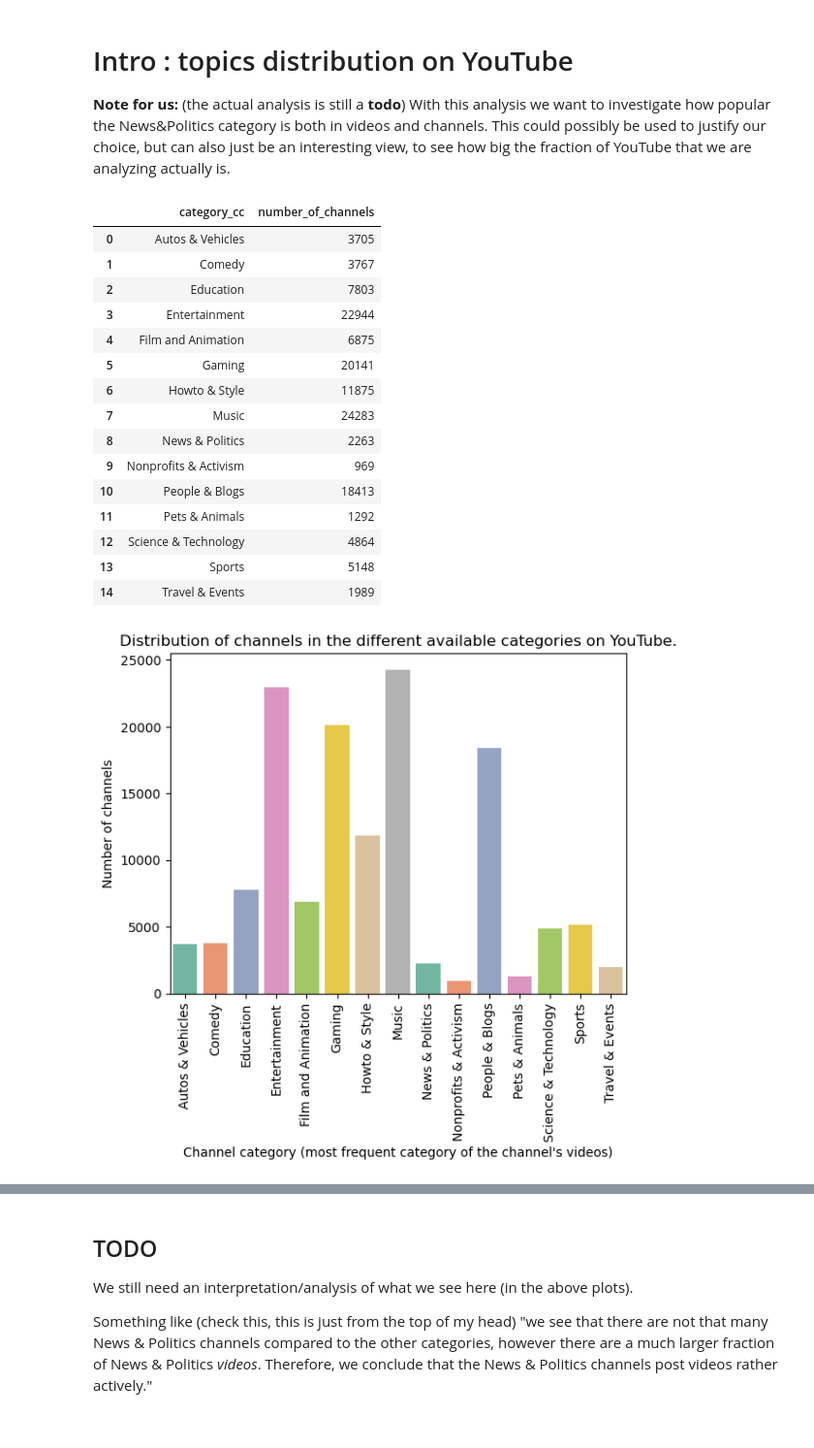
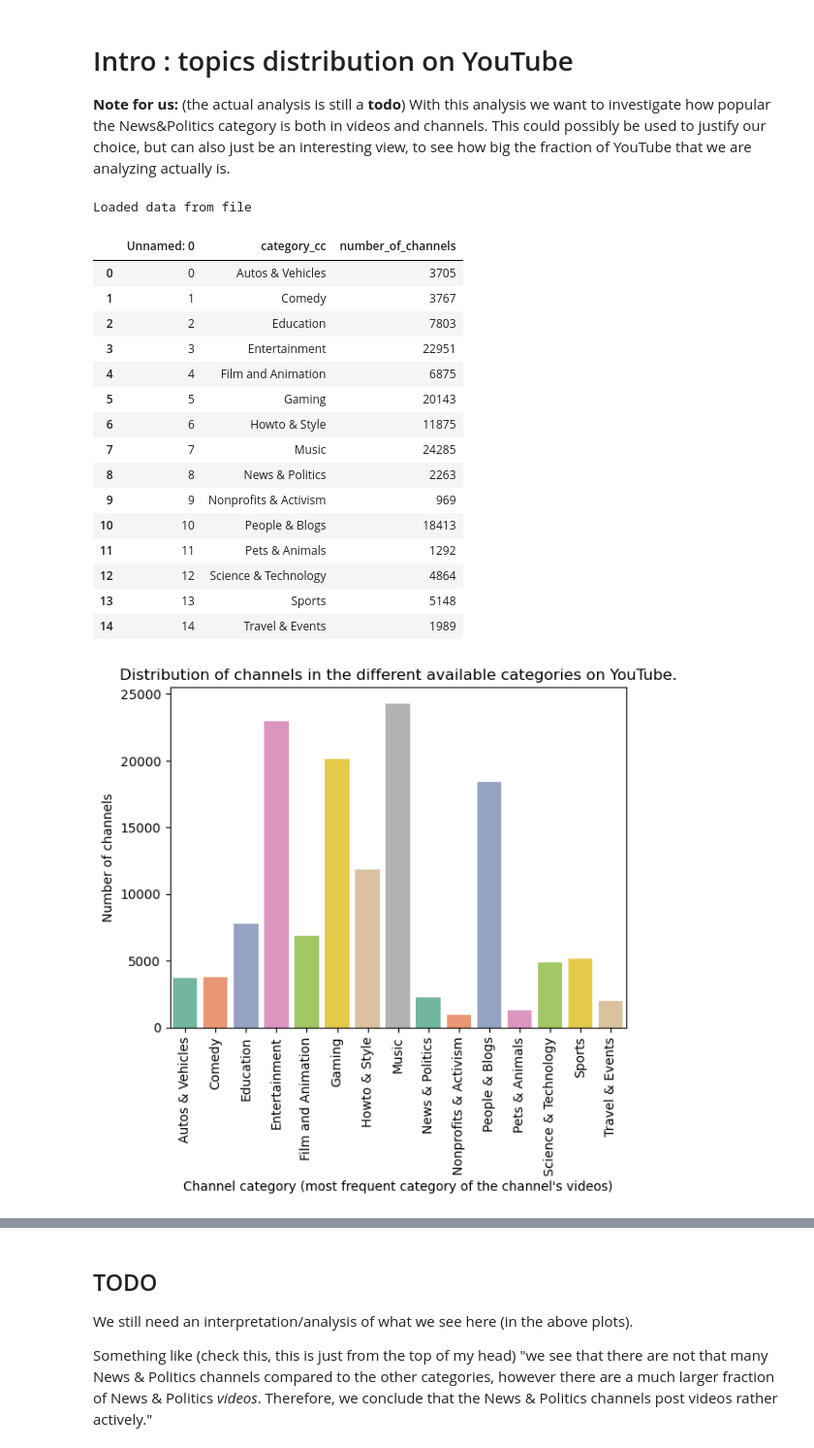
Before and after one commit to epfl-ada/ada-2024-project-thedataminions, a Jupyter notebook: analysis/analysis.ipynb, the cells around one changed output, grey strips where cells are left out. Shown at 97% size. Cells and saved outputs as stored; diff of their text form; code cells hidden in the pictures.

```diff
--- a/analysis/analysis.ipynb
+++ b/analysis/analysis.ipynb
@@ -22,8 +25,8 @@ importlib.reload(dp)  # this makes it so that
 
 # when adding your own path, don't remove the existing path, just comment it
 # in this way, everyone can quickly uncomment their own path
-#dataset_root_path = "/media/andreas/Backup Plus/Ada/youniverse_dataset/"   #andreas
-dataset_root_path = "D:/ada_project/dataset/"                                    #mila
+dataset_root_path = "/media/andreas/Backup Plus/Ada/youniverse_dataset/"   #andreas
+# dataset_root_path = "D:/ada_project/dataset/"                                    #mila
 # dataset_root_path = "/Volumes/DISQUE_SAUVEGARDE_MANON_LANDRIEUX/dataset/"  #manon
 # dataset_root_path = "/Volumes/Backup/Youniverse dataset/"
 # %% [markdown]
@@ -206,33 +244,43 @@ When cleaning **chunks**, we can directly modify the raw chunk and work with it,
 With this analysis we want to investigate how popular the News&Politics category is both in videos and channels. This could possibly be used to justify our choice, but can also just be an interesting view, to see how big the fraction of YouTube that we are analyzing actually is.
 # %%
 #distribution of categories for the channels
-category_channel= clean_df_channels.groupby('category_cc').agg(number_of_channels=('category_cc', 'size')).reset_index()
-display(category_channel)
-category_channel.to_csv(dataset_root_path + "../generated_data/channel_count_per_category.csv")
 
-ax = sns.barplot(x="category_cc", y="number_of_channels", data=category_channel,hue="category_cc", palette='Set2')
+channels_by_category_filepath = dataset_root_path + "../generated_data/channel_count_per_category.csv"
+
+try:  # try to read data from file
+    channels_per_category = pd.read_csv(channels_by_category_filepath)
+    print("Loaded data from file")
+except FileNotFoundError:  # if file does not exist, generate it and save
+    channels_per_category = clean_df_channels.groupby('category_cc').agg(number_of_channels=('category_cc', 'size')).reset_index()
+    channels_per_category.to_csv(channels_by_category_filepath)
+
+display(channels_per_category)
+
+
+ax = sns.barplot(x="category_cc", y="number_of_channels", data=channels_per_category,hue="category_cc", palette='Set2')
 plt.xticks(rotation=90)
 plt.title("Distribution of channels in the different available categories on YouTube.")
 plt.xlabel("Channel category (most frequent category of the channel's videos)")
 plt.ylabel("Number of channels")
 plt.show()
 # %% [output]
+Loaded data from file
-|  | category_cc | number_of_channels |
-| 0 | Autos & Vehicles | 3705 |
-| 1 | Comedy | 3767 |
-| 2 | Education | 7803 |
-| 3 | Entertainment | 22944 |
-| 4 | Film and Animation | 6875 |
-| 5 | Gaming | 20141 |
-| 6 | Howto & Style | 11875 |
-| 7 | Music | 24283 |
-| 8 | News & Politics | 2263 |
-| 9 | Nonprofits & Activism | 969 |
-| 10 | People & Blogs | 18413 |
-| 11 | Pets & Animals | 1292 |
-| 12 | Science & Technology | 4864 |
-| 13 | Sports | 5148 |
-| 14 | Travel & Events | 1989 |
+|  | Unnamed: 0 | category_cc | number_of_channels |
+| 0 | 0 | Autos & Vehicles | 3705 |
+| 1 | 1 | Comedy | 3767 |
+| 2 | 2 | Education | 7803 |
+| 3 | 3 | Entertainment | 22951 |
+| 4 | 4 | Film and Animation | 6875 |
+| 5 | 5 | Gaming | 20143 |
+| 6 | 6 | Howto & Style | 11875 |
+| 7 | 7 | Music | 24285 |
+| 8 | 8 | News & Politics | 2263 |
+| 9 | 9 | Nonprofits & Activism | 969 |
+| 10 | 10 | People & Blogs | 18413 |
+| 11 | 11 | Pets & Animals | 1292 |
+| 12 | 12 | Science & Technology | 4864 |
+| 13 | 13 | Sports | 5148 |
+| 14 | 14 | Travel & Events | 1989 |
 [figure]
 # %%
 #distribution categories of videos over the whole dataset per chunck
```
Also changed, not shown: parts of 41 cells of this notebook, 1 other file.
